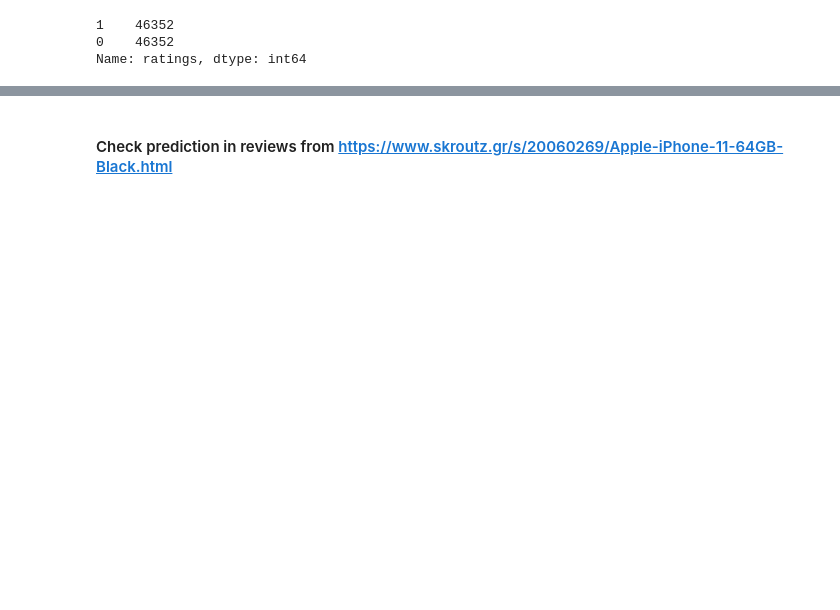
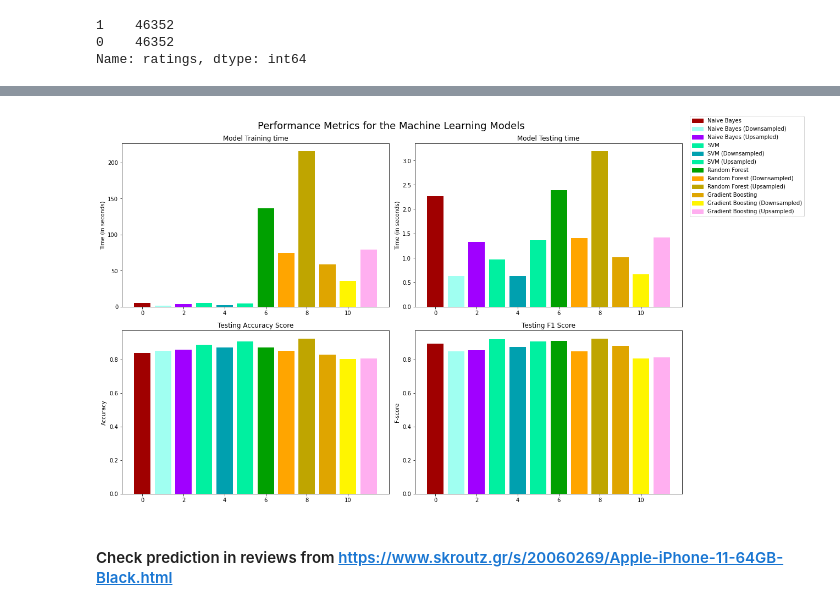
Before and after one commit to JoKoum/Machine-Learning-Project, a Jupyter notebook: Analyze-review-sentiment.ipynb, the cells around one changed output, grey strips where cells are left out. Saved outputs shown, nothing was run; the diff lists cells and outputs as text; code cells hidden in the pictures; blank space fills up the shorter version.

```diff
--- a/Analyze-review-sentiment.ipynb
+++ b/Analyze-review-sentiment.ipynb
@@ -455,8 +475,8 @@ Name: ratings, dtype: int64
 X_downsampled = reviews_downsampled['reviews']
 y_downsampled = reviews_downsampled['ratings']
 # %%
-text_nb_downsampled = model_training(X_downsampled,y_downsampled,MultinomialNB())
-text_svm_downsampled = model_training(X_downsampled,y_downsampled,LinearSVC())
-text_rf_downsampled = model_training(X_downsampled,y_downsampled,RandomForestClassifier())
-text_gb_downsampled = model_training(X_downsampled,y_downsampled,GradientBoostingClassifier())
+text_nb_downsampled, nb_downsampled_metrics = model_training(X_downsampled,y_downsampled,MultinomialNB())
+text_svm_downsampled, svm_downsampled_metrics = model_training(X_downsampled,y_downsampled,LinearSVC())
+text_rf_downsampled, rf_downsampled_metrics = model_training(X_downsampled,y_downsampled,RandomForestClassifier())
+text_gb_downsampled, gb_downsampled_metrics = model_training(X_downsampled,y_downsampled,GradientBoostingClassifier())
 # %% [output]
@@ -546,8 +567,8 @@ Name: ratings, dtype: int64
 X_upsampled = reviews_upsampled['reviews']
 y_upsampled = reviews_upsampled['ratings']
 # %%
-text_nb_upsampled = model_training(X_upsampled,y_upsampled,MultinomialNB())
-text_svm_upsampled = model_training(X_upsampled,y_upsampled,LinearSVC())
-text_rf_upsampled = model_training(X_upsampled,y_upsampled,RandomForestClassifier())
-text_gb_upsampled = model_training(X_upsampled,y_upsampled,GradientBoostingClassifier())
+text_nb_upsampled, nb_upsampled_metrics = model_training(X_upsampled,y_upsampled,MultinomialNB())
+text_svm_upsampled, svm_upsampled_metrics = model_training(X_upsampled,y_upsampled,LinearSVC())
+text_rf_upsampled, rf_upsampled_metrics = model_training(X_upsampled,y_upsampled,RandomForestClassifier())
+text_gb_upsampled, gb_upsampled_metrics = model_training(X_upsampled,y_upsampled,GradientBoostingClassifier())
 # %% [output]
@@ -626,3 +675,37 @@ F1-Score: 0.8101917113053285
+# %%
+import matplotlib.patches as mpatches
+fig, ax = plt.subplots(2, 2, figsize = (15,10))
+colors = ['#A00000','#A0FFF1','#A000FF','#00F0A0',
+          '#00A0AF','#00F0A0','#00A000','#FFA500',
+          '#BFA500','#DFA500','#FFF500','#FFAFF0']
+
+for k, learner in enumerate(learners.keys()):
+    for j, metric in enumerate(['Total training time','Total testing time','Accuracy','F1 Score']):
+        ax[j//2, j%2].bar(k, metrics[learner][metric],color = colors[k])
+
+ax[0, 0].set_ylabel("Time (in seconds)")
+ax[0, 0].set_title("Model Training time")
+
+ax[0, 1].set_ylabel("Time (in seconds)")
+ax[0, 1].set_title("Model Testing time")
+
+ax[1, 0].set_ylabel("Accuracy")
+ax[1, 0].set_title("Testing Accuracy Score")
+
+ax[1, 1].set_ylabel("F-score")
+ax[1, 1].set_title("Testing F1 Score")
+
+
+patches = []
+for i, learner in enumerate(learners.keys()):
+    patches.append(mpatches.Patch(color = colors[i], label = learner))
+fig.legend(handles = patches, loc='upper center', bbox_to_anchor=(1.1, 1), ncol = 1, fontsize = 'medium')
+
+plt.suptitle("Performance Metrics for the Machine Learning Models", fontsize = 18)
+plt.tight_layout()
+plt.show()
+# %% [output]
+[figure, added]
 # %% [markdown]
 #### Check prediction in reviews from https://www.skroutz.gr/s/20060269/Apple-iPhone-11-64GB-Black.html
 # %%
```
Also changed, not shown: parts of 10 cells of this notebook.
